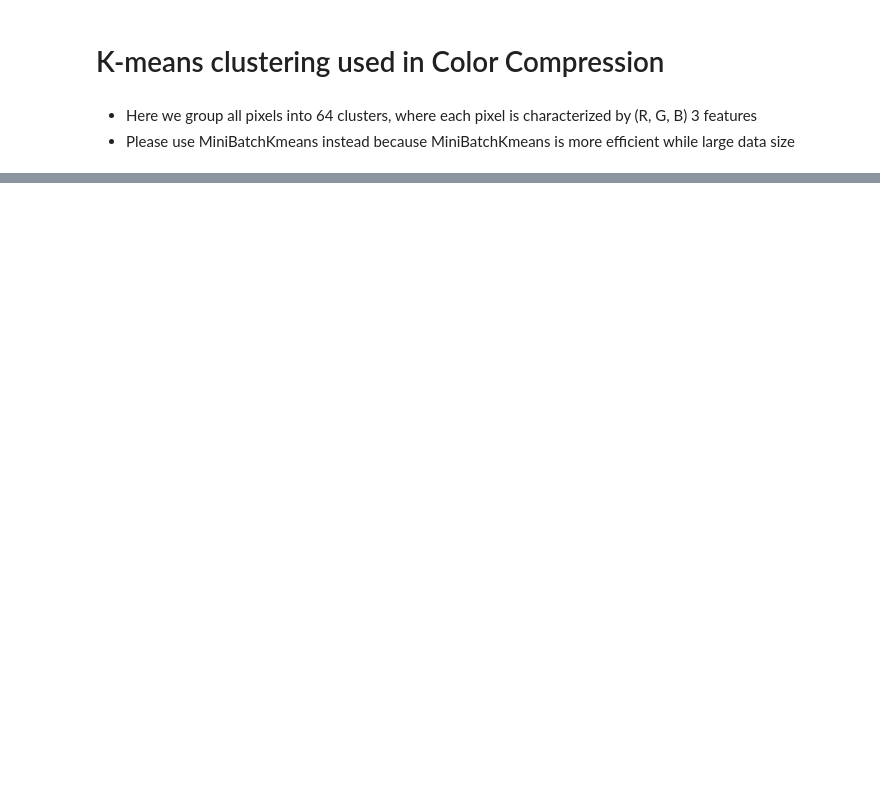
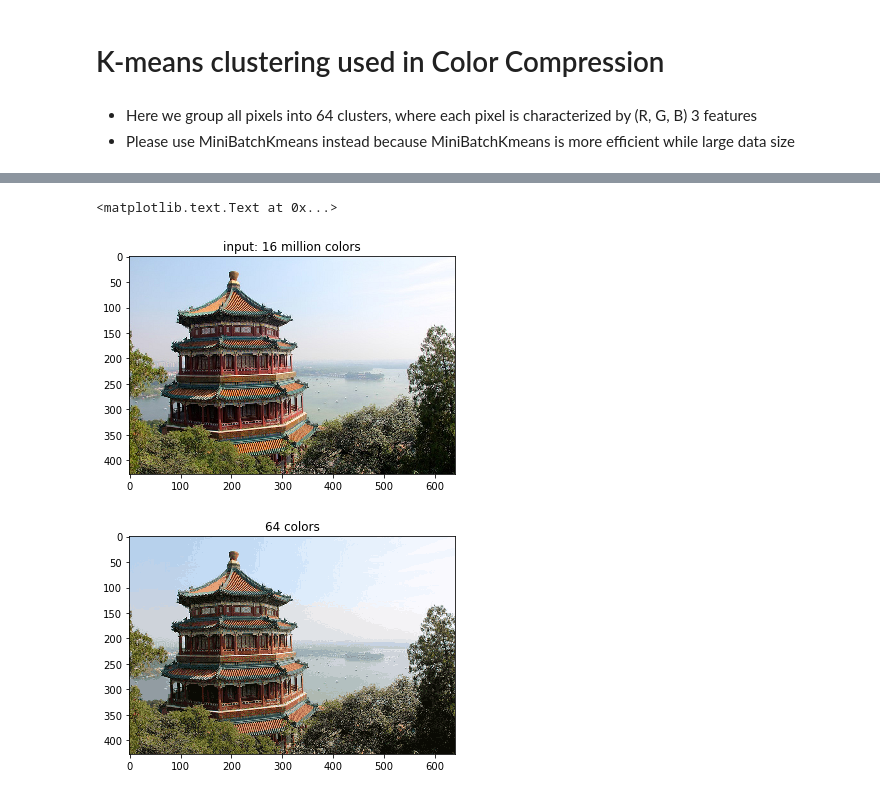
Before and after one commit to twcmchang/hands-on-ML, a Jupyter notebook: exercise/ex06_kmeans_clustering_color_compression.ipynb, the cells around one changed output, grey strips where cells are left out. Cells and saved outputs as stored; diff of their text form; code cells hidden in the pictures; blank space fills up the shorter version.

```diff
--- a/exercise/ex06_kmeans_clustering_color_compression.ipynb
+++ b/exercise/ex06_kmeans_clustering_color_compression.ipynb
@@ -21,30 +27,34 @@ print(X.shape)
 # %%
 from sklearn.cluster import MiniBatchKMeans
 # compress into n_colors
-n_colors =
+n_colors = 64
 
 # rescale into [0,] and flatten
 X = (china / 255.0).reshape(-1, 3)
 
 # create your model here
-model = '''please use MiniBatchKMeans here'''
+model = MiniBatchKMeans(n_colors) # '''please use MiniBatchKMeans here'''
 
 # fit
-'''do it here'''
+model.fit(X)
 
-# get label
-labels = '''get cluster labels of X here'''
+# '''get cluster labels of X here'''
+labels = model.predict(X)
 
-# get the cluster center here
-colors = '''get cluster_centers_ here'''
+#　'''get cluster_centers_ here'''
+colors = model.cluster_centers_
 new_image = colors[labels].reshape(china.shape)
 new_image = (255 * new_image).astype(np.uint8)
 
 # create and plot the new image
 plt.figure()
 plt.imshow(china)
 plt.title('input: 16 million colors')
 
 plt.figure()
 plt.imshow(new_image)
 plt.title('{0} colors'.format(n_colors))
+# %% [output]
+<matplotlib.text.Text at 0x...>
+[figure, added]
+[figure, added]
```
Also changed, not shown: parts of 3 cells of this notebook, 12 other files.
